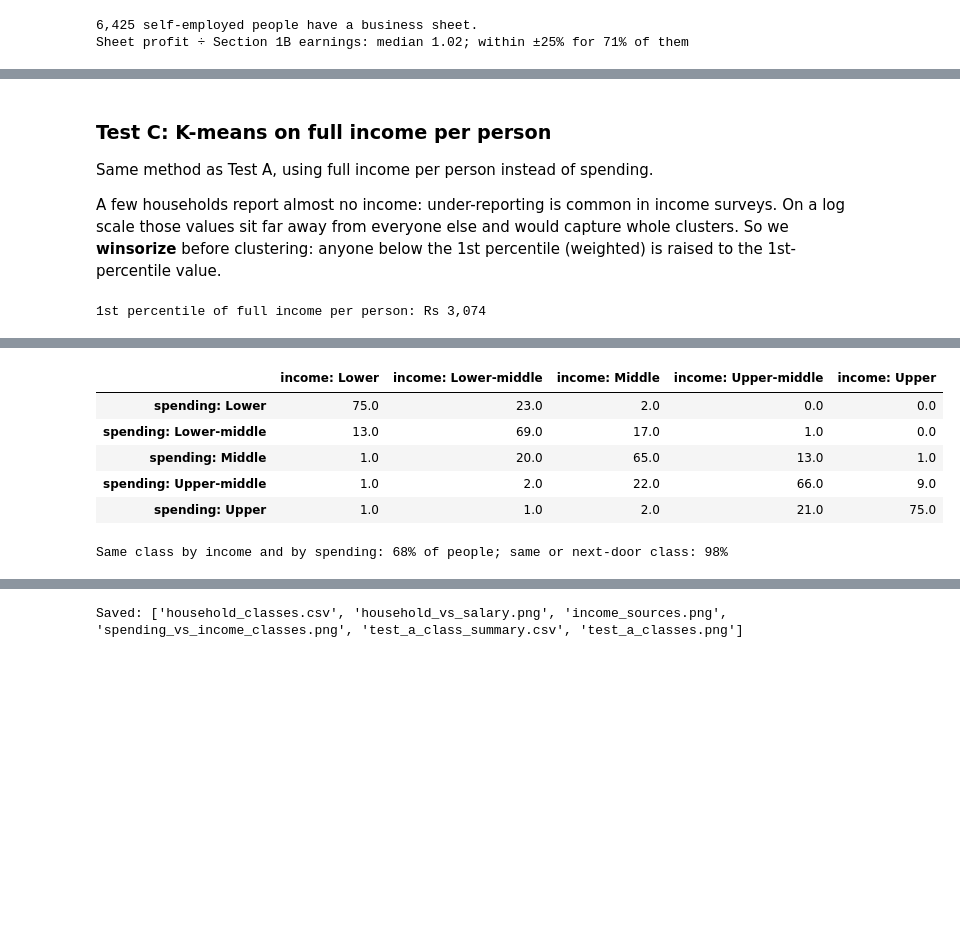
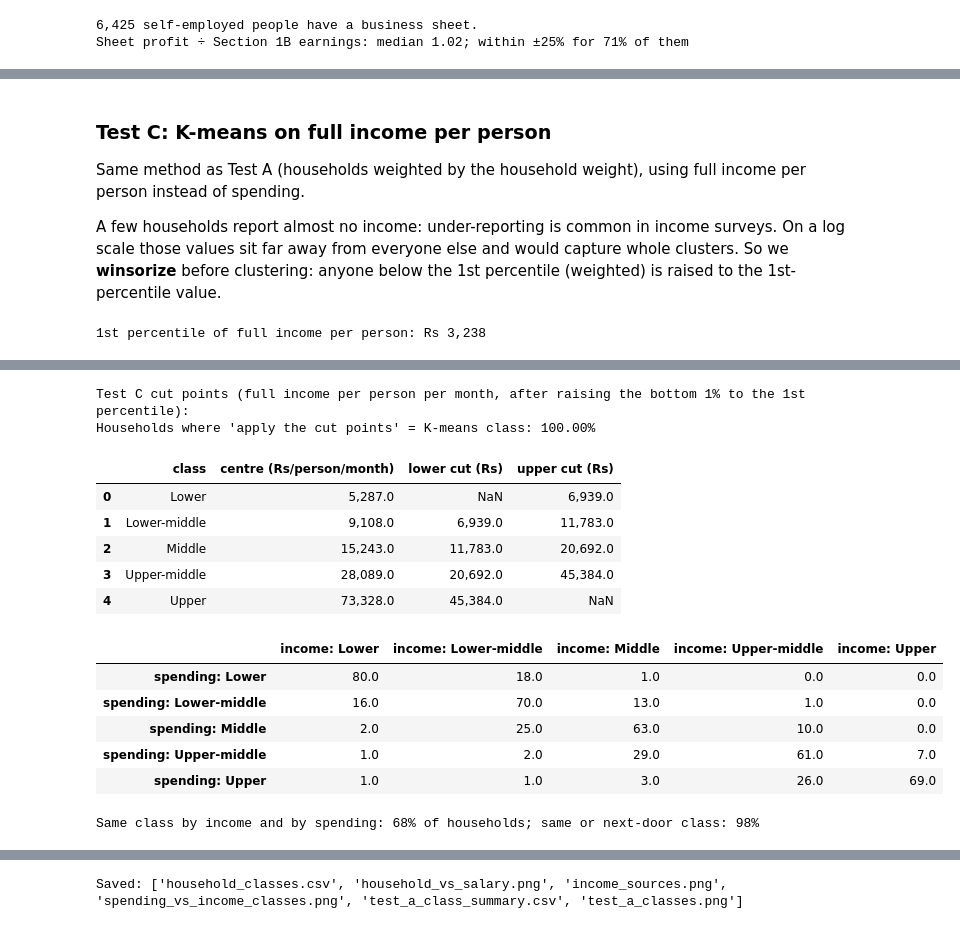
Before and after one commit to Khalid-Siddiqi/GUTECH-PSLM-Project, a Jupyter notebook: Khalid's Work/1_social_classes/social_classes_kmeans_knn.ipynb, the cells around one changed output, grey strips where cells are left out. Drawn from its saved outputs; the diff is of its cells as text; code cells hidden in the pictures; blank space fills up the shorter version.

```diff
--- a/Khalid's Work/1_social_classes/social_classes_kmeans_knn.ipynb
+++ b/Khalid's Work/1_social_classes/social_classes_kmeans_knn.ipynb
@@ -310,26 +348,26 @@ These are on a log scale (`log(1 + Rs)`, so a zero stays zero) and standardised
 **Theory:** if classes are real "ways of living", K-means should find them in this pattern.
 # %%
 pattern = np.log1p(hh[CATS].div(hh.hhsize, axis=0))
-mu = np.average(pattern, axis=0, weights=hh.people_w)
-sd = np.sqrt(np.average((pattern - mu) ** 2, axis=0, weights=hh.people_w))
+mu = np.average(pattern, axis=0, weights=hh.weight)
+sd = np.sqrt(np.average((pattern - mu) ** 2, axis=0, weights=hh.weight))
 Z = ((pattern - mu) / sd).to_numpy()
 
-km_b = KMeans(n_clusters=5, n_init=20, random_state=42).fit(Z, sample_weight=hh.people_w)
+km_b = KMeans(n_clusters=5, n_init=20, random_state=42).fit(Z, sample_weight=hh.weight)
 # Number clusters from poorest to richest by average spending per person
-avg = pd.Series({c: wmean(hh.per_person[km_b.labels_ == c], hh.people_w[km_b.labels_ == c]) for c in range(5)})
+avg = pd.Series({c: wmean(hh.per_person[km_b.labels_ == c], hh.weight[km_b.labels_ == c]) for c in range(5)})
 hh["class_B"] = pd.Series(km_b.labels_).map({c: r + 1 for r, c in enumerate(avg.sort_values().index)}).to_numpy()
 test_b = summary("class_B")
 display(test_b)
 
-# How do Test B clusters line up with quintiles?  (row = cluster, % of its people in each quintile)
-cross = pd.crosstab(hh.class_B, hh.quintile, values=hh.people_w, aggfunc="sum", normalize="index") * 100
+# How do Test B clusters line up with quintiles?  (row = cluster, % of its households in each quintile)
+cross = pd.crosstab(hh.class_B, hh.quintile, values=hh.weight, aggfunc="sum", normalize="index") * 100
 cross.index = [f"Cluster {k}" for k in cross.index]; cross.columns = [f"Q{c}" for c in cross.columns]
 display(cross.round(0))
 
-# What makes each cluster different? Share of its people with ZERO spending on a category
+# What makes each cluster different? Share of its households with ZERO spending on a category
 zero = pd.DataFrame({cat: hh.groupby("class_B").apply(
-    lambda d: (d.people_w * (d[cat] == 0)).sum() / d.people_w.sum() * 100, include_groups=False)
+    lambda d: (d.weight * (d[cat] == 0)).sum() / d.weight.sum() * 100, include_groups=False)
     for cat in ["Tobacco", "Education", "Recreation", "Restaurants & hotels"]})
 zero.index = [f"Cluster {k}" for k in zero.index]
-display(zero.round(0).add_suffix(" = 0 (% of people)"))
+display(zero.round(0).add_suffix(" = 0 (% of households)"))
 # %% [output]
@@ -365,7 +403,7 @@ Now that Test A has given every household a class label, KNN has something to le
 High accuracy means the classes are not just arbitrary cuts of one number: households in the same class really do spend in similar ways.
 # %%
 X_tr, X_te, y_tr, y_te, w_tr, w_te = train_test_split(
-    Z, hh.class_A, hh.people_w, test_size=0.25, random_state=42, stratify=hh.class_A)
+    Z, hh.class_A, hh.weight, test_size=0.25, random_state=42, stratify=hh.class_A)
 
 results = {}
 for k in [5, 15, 25, 51]:
@@ -379,6 +417,6 @@ pred = knn.predict(X_te)
 conf = pd.crosstab(pd.Series(y_te.to_numpy(), name="true class"), pd.Series(pred, name="predicted"),
                    values=w_te.to_numpy(), aggfunc="sum", normalize="index") * 100
 conf.index = [CLASS_NAMES[k] for k in conf.index]; conf.columns = [CLASS_NAMES[k] for k in conf.columns]
-print(f"\nk = {best_k}. Rows: true class; values: % of that class's people predicted as each class")
+print(f"\nk = {best_k}. Rows: true class; values: % of that class's households predicted as each class")
 conf.round(0)
 # %% [output]
@@ -660,32 +698,34 @@ plt.tight_layout(h_pad=3); plt.savefig(OUT + "income_sources.png"); plt.show()
 # %% [markdown]
 ### Test C: K-means on **full income** per person
 
-Same method as Test A, using full income per person instead of spending.
+Same method as Test A (households weighted by the household weight), using full income per person instead of spending.
 
 A few households report almost no income: under-reporting is common in income surveys. On a log scale those values sit far away from everyone else and would capture whole clusters. So we **winsorize** before clustering: anyone below the 1st percentile (weighted) is raised to the 1st-percentile value.
 # %%
 srt = hh.sort_values("full_income_pp")
-p1 = srt.full_income_pp[(srt.people_w.cumsum() / srt.people_w.sum()) >= 0.01].iloc[0]
+p1 = srt.full_income_pp[(srt.weight.cumsum() / srt.weight.sum()) >= 0.01].iloc[0]
 X_income = np.log(hh[["full_income_pp"]].clip(lower=p1).to_numpy())
 print(f"1st percentile of full income per person: Rs {p1:,.0f}")
 
-hh["class_C"] = kmeans_classes(X_income, hh.people_w)
+hh["class_C"], centres_C = kmeans_fit(X_income, hh.weight)
 g = hh.groupby("class_C")
 test_c = pd.DataFrame({
     "class": [CLASS_NAMES[k] for k in g.groups],
-    "% of people (by INCOME)": g.people_w.sum() / hh.people_w.sum() * 100,
+    "% of households (by INCOME)": g.weight.sum() / hh.weight.sum() * 100,
     "income per person from (Rs)": g.full_income_pp.min().round(0),
     "to": g.full_income_pp.max().round(0),
 })
-test_c["% of people (by SPENDING, Test A)"] = test_a["% of people"].to_numpy()
+test_c["% of households (by SPENDING, Test A)"] = test_a["% of households"].to_numpy()
 display(test_c)
+print("Test C cut points (full income per person per month, after raising the bottom 1% to the 1st percentile):")
+display(cut_table(centres_C, hh.full_income_pp.clip(lower=p1).to_numpy(), hh.class_C.to_numpy()))
 
-agree = pd.crosstab(hh.class_A, hh.class_C, values=hh.people_w, aggfunc="sum", normalize="index") * 100
+agree = pd.crosstab(hh.class_A, hh.class_C, values=hh.weight, aggfunc="sum", normalize="index") * 100
 agree.index = [f"spending: {CLASS_NAMES[k]}" for k in agree.index]
 agree.columns = [f"income: {CLASS_NAMES[k]}" for k in agree.columns]
 display(agree.round(0))
-same = (hh.people_w * (hh.class_A == hh.class_C)).sum() / hh.people_w.sum() * 100
-near = (hh.people_w * ((hh.class_A - hh.class_C).abs() <= 1)).sum() / hh.people_w.sum() * 100
-print(f"Same class by income and by spending: {same:.0f}% of people; same or next-door class: {near:.0f}%")
+same = (hh.weight * (hh.class_A == hh.class_C)).sum() / hh.weight.sum() * 100
+near = (hh.weight * ((hh.class_A - hh.class_C).abs() <= 1)).sum() / hh.weight.sum() * 100
+print(f"Same class by income and by spending: {same:.0f}% of households; same or next-door class: {near:.0f}%")
 # %% [output]
-1st percentile of full income per person: Rs 3,074
+1st percentile of full income per person: Rs 3,238
@@ -699,10 +739,18 @@ print(f"Same class by income and by spending: {same:.0f}% of people; same or nex
+Test C cut points (full income per person per month, after raising the bottom 1% to the 1st percentile):
+Households where 'apply the cut points' = K-means class: 100.00%
-|  | income: Lower | income: Lower-middle | income: Middle | income: Upper-middle | income: Upper |
-| spending: Lower | 75.0 | 23.0 | 2.0 | 0.0 | 0.0 |
-| spending: Lower-middle | 13.0 | 69.0 | 17.0 | 1.0 | 0.0 |
-| spending: Middle | 1.0 | 20.0 | 65.0 | 13.0 | 1.0 |
-| spending: Upper-middle | 1.0 | 2.0 | 22.0 | 66.0 | 9.0 |
-| spending: Upper | 1.0 | 1.0 | 2.0 | 21.0 | 75.0 |
+|  | class | centre (Rs/person/month) | lower cut (Rs) | upper cut (Rs) |
+| 0 | Lower | 5,287.0 | NaN | 6,939.0 |
+| 1 | Lower-middle | 9,108.0 | 6,939.0 | 11,783.0 |
+| 2 | Middle | 15,243.0 | 11,783.0 | 20,692.0 |
+| 3 | Upper-middle | 28,089.0 | 20,692.0 | 45,384.0 |
+| 4 | Upper | 73,328.0 | 45,384.0 | NaN |
-Same class by income and by spending: 68% of people; same or next-door class: 98%
+|  | income: Lower | income: Lower-middle | income: Middle | income: Upper-middle | income: Upper |
+| spending: Lower | 80.0 | 18.0 | 1.0 | 0.0 | 0.0 |
+| spending: Lower-middle | 16.0 | 70.0 | 13.0 | 1.0 | 0.0 |
+| spending: Middle | 2.0 | 25.0 | 63.0 | 10.0 | 0.0 |
+| spending: Upper-middle | 1.0 | 2.0 | 29.0 | 61.0 | 7.0 |
+| spending: Upper | 1.0 | 1.0 | 3.0 | 26.0 | 69.0 |
+Same class by income and by spending: 68% of households; same or next-door class: 98%
 # %%
 from matplotlib.colors import LinearSegmentedColormap
 fig, axes = plt.subplots(2, 1, figsize=(10, 13), gridspec_kw={"height_ratios": [1, 1.3]})
```
Also changed, not shown: parts of 22 cells of this notebook, 23 other files.
